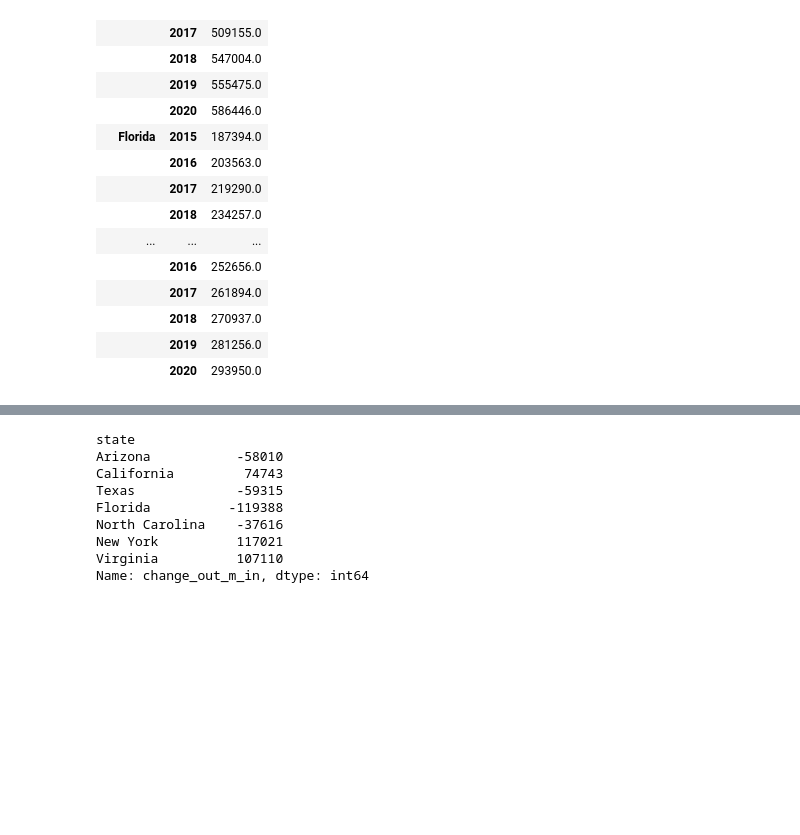
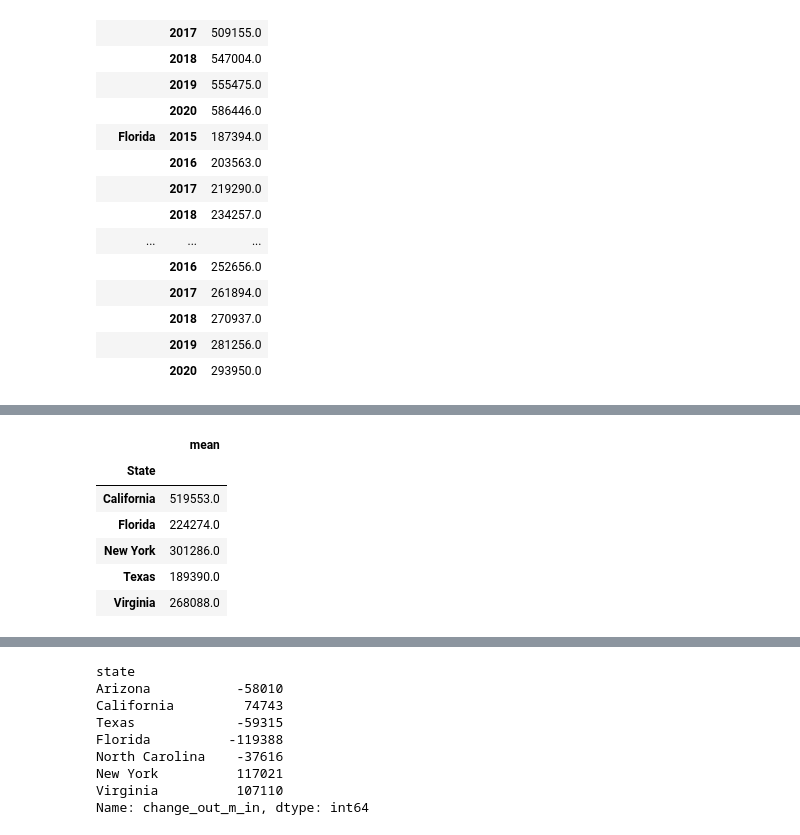
Before and after one commit to aliciasply/InterState-Migration, a Jupyter notebook: Code/Housing-Price-alicia.ipynb, the cells around one changed output, grey strips where cells are left out. Cells and saved outputs as stored; diff of their text form; code cells hidden in the pictures; blank space fills up the shorter version.

```diff
--- a/Code/Housing-Price-alicia.ipynb
+++ b/Code/Housing-Price-alicia.ipynb
@@ -310,0 +305,3 @@ import hvplot.pandas
+# %%
+top_outof_states_series = top_outof_states_series["mean"].sort_values(ascending=False)
+top_outof_states_series
@@ -310,0 +361,12 @@ import hvplot.pandas
+# %%
+avg_house_outof = top_outof_states_series.groupby("State").mean()
+avg_house_outof = avg_house_outof.round(decimals=0)
+avg_house_outof
+# %% [output]
+|  | mean |
+| State |  |
+| California | 519553.0 |
+| Florida | 224274.0 |
+| New York | 301286.0 |
+| Texas | 189390.0 |
+| Virginia | 268088.0 |
```
Also changed, not shown: parts of 33 cells of this notebook, 10 other files.
